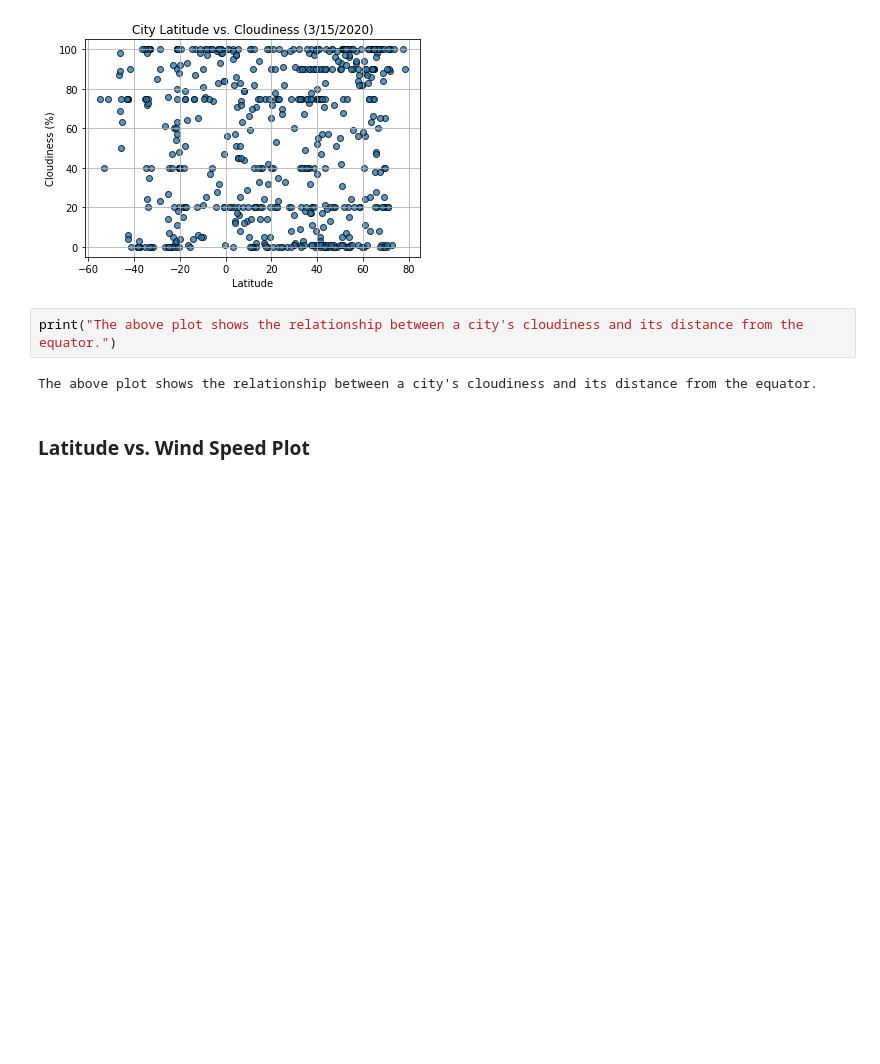
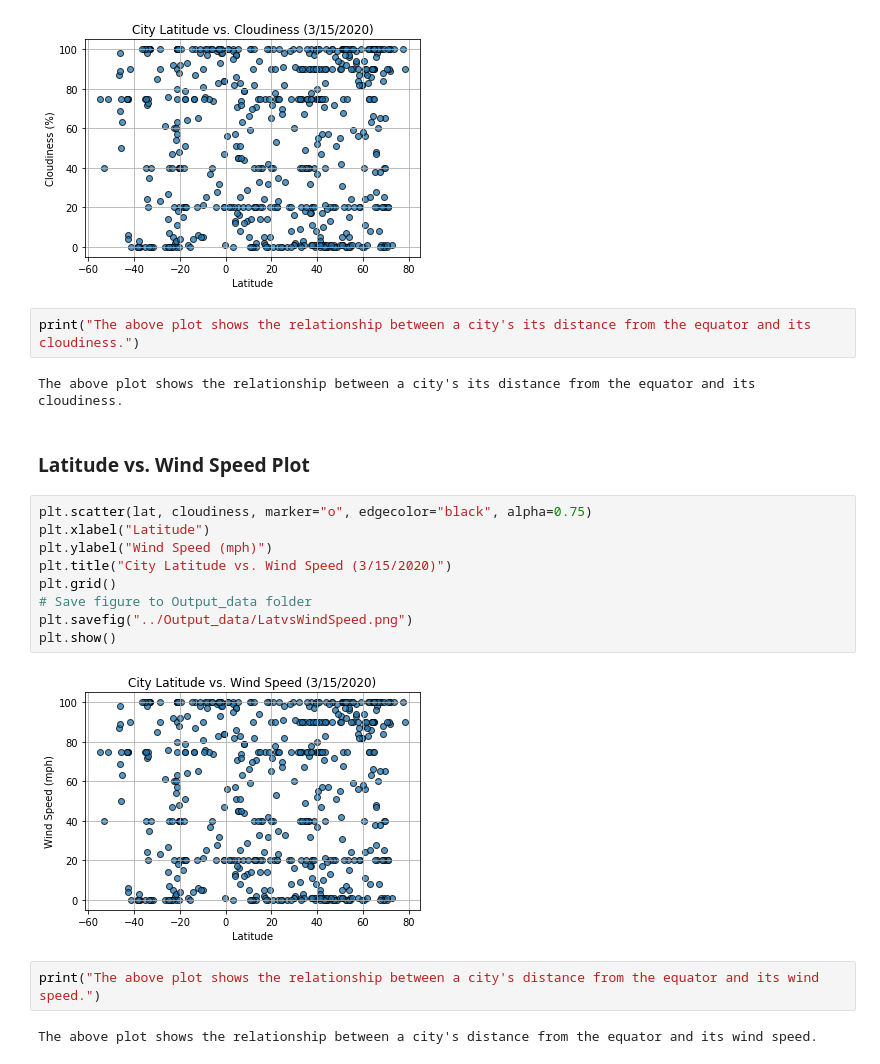
Before and after one commit to jnugent13/python-api-challenge, a Jupyter notebook: WeatherPy/WeatherPy.ipynb, the cells around one changed output. Cells and saved outputs as stored; diff of their text form; blank space fills up the shorter version.

```diff
--- a/WeatherPy/WeatherPy.ipynb
+++ b/WeatherPy/WeatherPy.ipynb
@@ -210,8 +210,23 @@ plt.show()
 # %% [output]
 [figure]
 # %%
-print("The above plot shows the relationship between a city's cloudiness and its distance from the equator.")
+print("The above plot shows the relationship between a city's its distance from the equator and its cloudiness.")
 # %% [output]
-The above plot shows the relationship between a city's cloudiness and its distance from the equator.
+The above plot shows the relationship between a city's its distance from the equator and its cloudiness.
 # %% [markdown]
 ###  Latitude vs. Wind Speed Plot
+# %%
+plt.scatter(lat, cloudiness, marker="o", edgecolor="black", alpha=0.75)
+plt.xlabel("Latitude")
+plt.ylabel("Wind Speed (mph)")
+plt.title("City Latitude vs. Wind Speed (3/15/2020)")
+plt.grid()
+# Save figure to Output_data folder
+plt.savefig("../Output_data/LatvsWindSpeed.png")
+plt.show()
+# %% [output]
+[figure, added]
+# %%
+print("The above plot shows the relationship between a city's distance from the equator and its wind speed.")
+# %% [output]
+The above plot shows the relationship between a city's distance from the equator and its wind speed.
```
Also changed, not shown: parts of 4 cells of this notebook.
